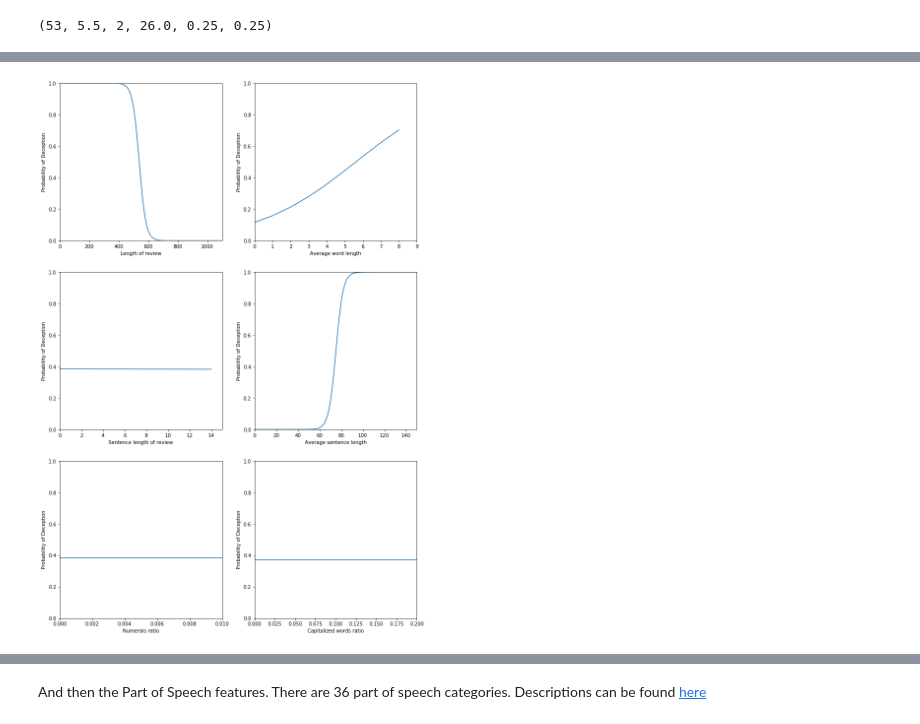
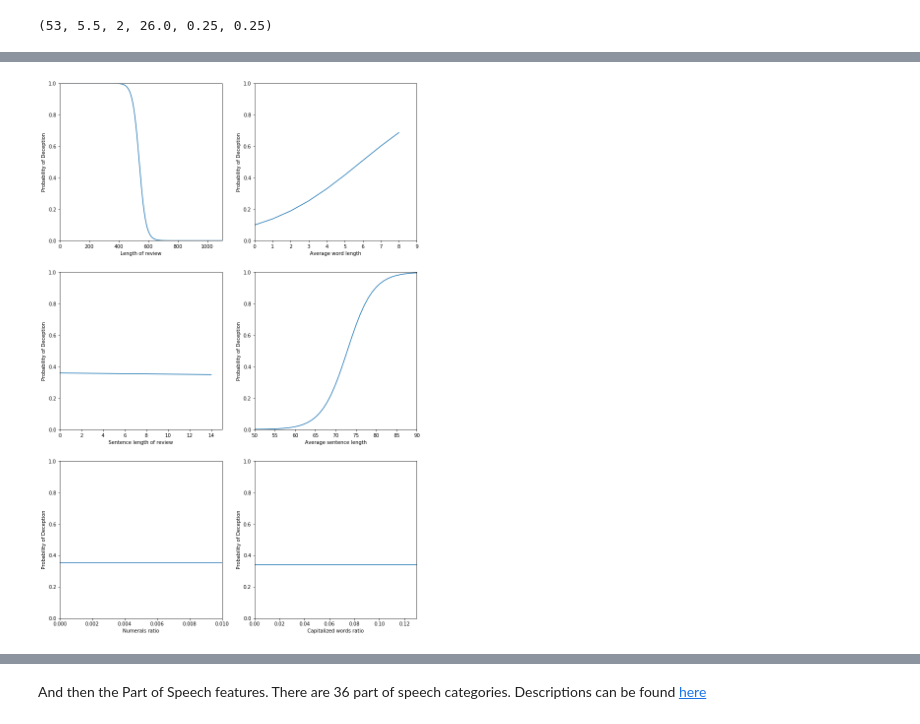
Before and after one commit to CPSSD/LUCAS, a Jupyter notebook: LUCAS/notebooks/yelp/2_nbayes_BetterFeatures.ipynb, the cells around one changed output, grey strips where cells are left out. Saved outputs shown, nothing was run; the diff lists cells and outputs as text; code cells hidden in the pictures.

```diff
--- a/LUCAS/notebooks/yelp/2_nbayes_BetterFeatures.ipynb
+++ b/LUCAS/notebooks/yelp/2_nbayes_BetterFeatures.ipynb
@@ -70,10 +76,10 @@ def get_probs(model, means, independent, r=1000, d=1):
     to_predicts.append(to_predict)
   return model.predict_proba(to_predicts)[:,1], r/d
 # %%
-def plot_probs(probabilitieswithr, xlabel):
+def plot_probs(probabilitieswithr, xlabel, l=0, u=None):
   probabilities = probabilitieswithr[0]
   r = probabilitieswithr[1]
   plt.plot(probabilities)
   plt.ylabel('Probability of Deception')
   plt.xlabel(xlabel)
-  plt.axis([0, r, 0, 1])
+  plt.axis([l, r if u is None else u, 0, 1])
@@ -80,9 +88,9 @@ def plot_probs(probabilitieswithr, xlabel):
 # %%
 naive_bayes = MultinomialNB()
-fit_data = naive_bayes.fit([x for x in features_structural], targets)
+fit_data = naive_bayes.fit(features_structural, targets)
 
 structural_means = get_means(features_structural)
-r_values = [1100, 9, 15, 150, 100, 200]
+r_values = [1100, 9, 15, 150, 100, 130]
 d_values = [1, 1, 1, 1, 10000, 1000]
 structural_probs = [get_probs(naive_bayes, structural_means, i, r_values[i], d_values[i]) for i in range(len(structural_means))]
 # %%
@@ -97,9 +105,12 @@ structural_means
 # %%
 plt.rcParams['figure.figsize'] = [13, 20]
 structural_names = ["Length of review", "Average word length", "Sentence length of review", "Average sentence length",
                     "Numerals ratio", "Capitalized words ratio"]
+
+l_values = [0, 0, 0, 50, 0, 0]
+u_values = [None, None, None, 90, None, None]
 for i in range(6):
   plt.subplot(3, 2, i+1)
-  plot_probs(structural_probs[i], structural_names[i])
+  plot_probs(structural_probs[i], structural_names[i], l_values[i], u_values[i])
 # %% [output]
-[figure, old version]
+[figure, new version]
```
Also changed, not shown: parts of 11 cells of this notebook.
